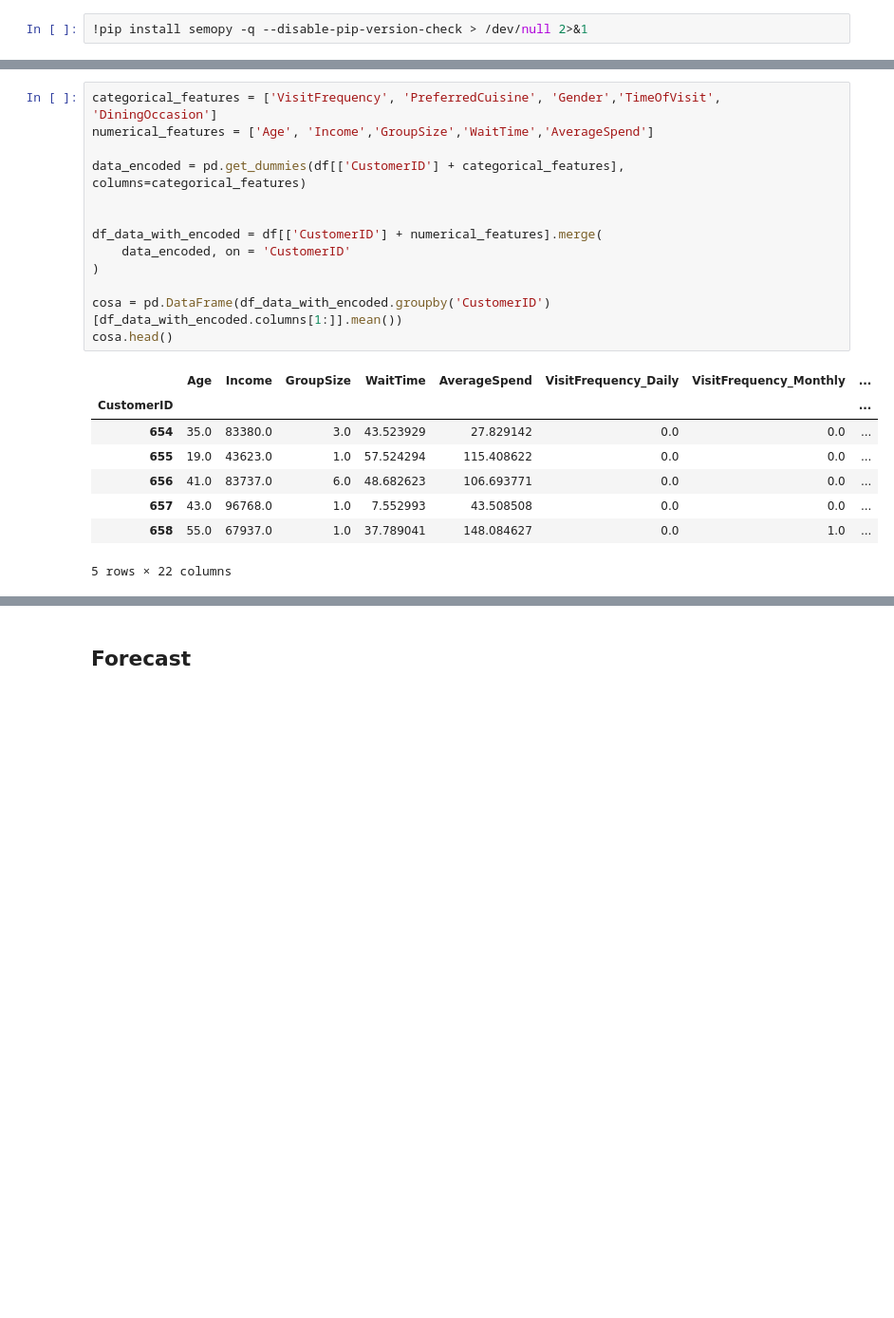
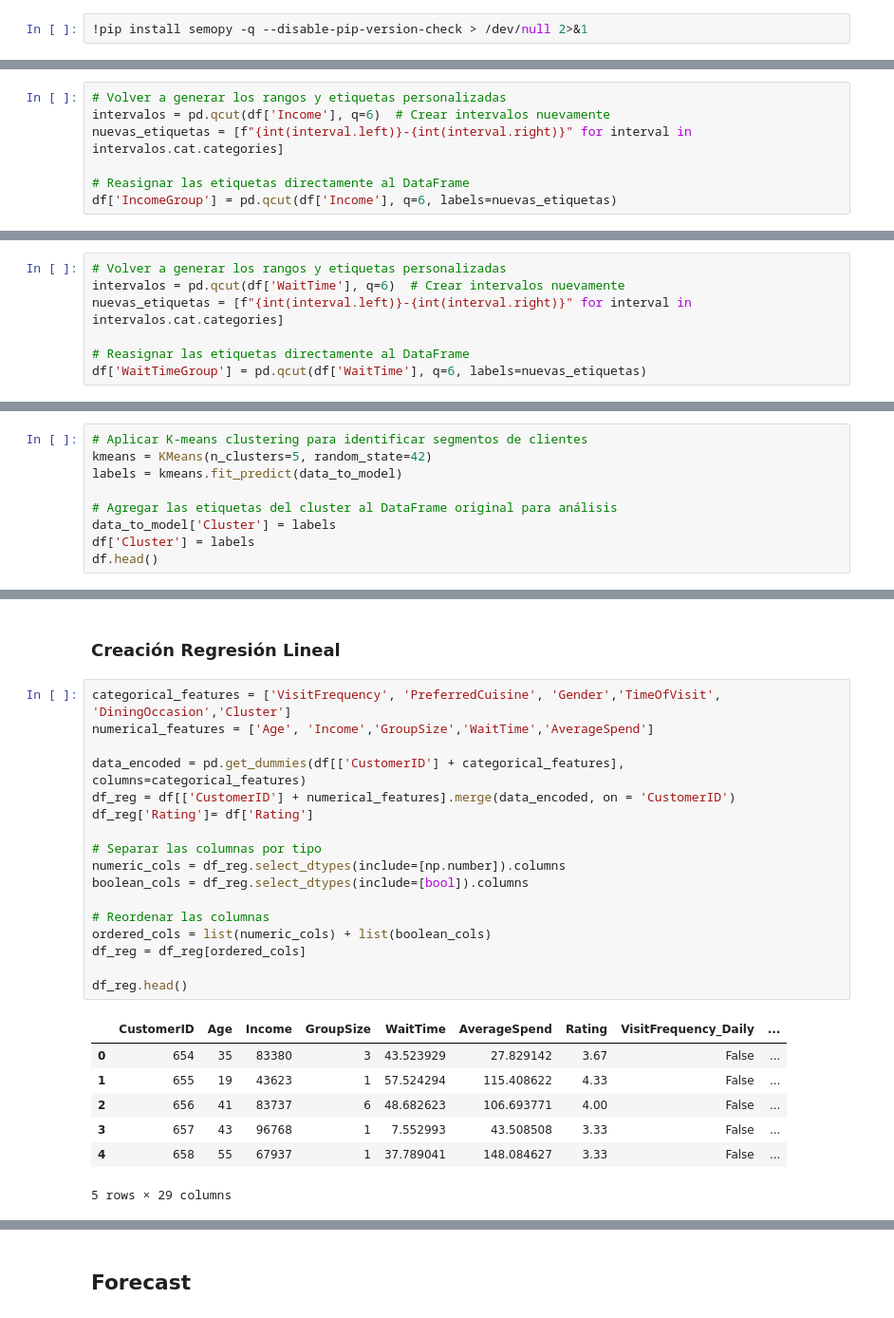
Before and after one commit to zayo1511/ProyectoLabAnaDatFinDisInd, a Jupyter notebook: Proyecto_Laboratorio.ipynb, the cells around one changed output, grey strips where cells are left out. Shown at 95% size. Saved outputs shown, nothing was run; the diff lists cells and outputs as text; blank space fills up the shorter version.

```diff
--- a/Proyecto_Laboratorio.ipynb
+++ b/Proyecto_Laboratorio.ipynb
@@ -227,0 +180,7 @@ def boxplot_clusters(columns):
+# %%
+# Volver a generar los rangos y etiquetas personalizadas
+intervalos = pd.qcut(df['Income'], q=6)  # Crear intervalos nuevamente
+nuevas_etiquetas = [f"{int(interval.left)}-{int(interval.right)}" for interval in intervalos.cat.categories]
+
+# Reasignar las etiquetas directamente al DataFrame
+df['IncomeGroup'] = pd.qcut(df['Income'], q=6, labels=nuevas_etiquetas)
@@ -227,0 +340,7 @@ def boxplot_clusters(columns):
+# %%
+# Volver a generar los rangos y etiquetas personalizadas
+intervalos = pd.qcut(df['WaitTime'], q=6)  # Crear intervalos nuevamente
+nuevas_etiquetas = [f"{int(interval.left)}-{int(interval.right)}" for interval in intervalos.cat.categories]
+
+# Reasignar las etiquetas directamente al DataFrame
+df['WaitTimeGroup'] = pd.qcut(df['WaitTime'], q=6, labels=nuevas_etiquetas)
@@ -227,0 +445,9 @@ def boxplot_clusters(columns):
+# %%
+# Aplicar K-means clustering para identificar segmentos de clientes
+kmeans = KMeans(n_clusters=5, random_state=42)
+labels = kmeans.fit_predict(data_to_model)
+
+# Agregar las etiquetas del cluster al DataFrame original para análisis
+data_to_model['Cluster'] = labels
+df['Cluster'] = labels
+df.head()
@@ -258,22 +507,27 @@ barplot_clusters(categorical_features)
+# %% [markdown]
+### Creación Regresión Lineal
 # %%
-categorical_features = ['VisitFrequency', 'PreferredCuisine', 'Gender','TimeOfVisit', 'DiningOccasion']
+categorical_features = ['VisitFrequency', 'PreferredCuisine', 'Gender','TimeOfVisit', 'DiningOccasion','Cluster']
 numerical_features = ['Age', 'Income','GroupSize','WaitTime','AverageSpend']
 
 data_encoded = pd.get_dummies(df[['CustomerID'] + categorical_features], columns=categorical_features)
+df_reg = df[['CustomerID'] + numerical_features].merge(data_encoded, on = 'CustomerID')
+df_reg['Rating']= df['Rating']
 
+# Separar las columnas por tipo
+numeric_cols = df_reg.select_dtypes(include=[np.number]).columns
+boolean_cols = df_reg.select_dtypes(include=[bool]).columns
 
-df_data_with_encoded = df[['CustomerID'] + numerical_features].merge(
-    data_encoded, on = 'CustomerID'
-)
+# Reordenar las columnas
+ordered_cols = list(numeric_cols) + list(boolean_cols)
+df_reg = df_reg[ordered_cols]
 
-cosa = pd.DataFrame(df_data_with_encoded.groupby('CustomerID')[df_data_with_encoded.columns[1:]].mean())
-cosa.head()
+df_reg.head()
 # %% [output]
-|  | Age | Income | GroupSize | WaitTime | AverageSpend | VisitFrequency_Daily | VisitFrequency_Monthly | ... |
-| CustomerID |  |  |  |  |  |  |  | ... |
-| 654 | 35.0 | 83380.0 | 3.0 | 43.523929 | 27.829142 | 0.0 | 0.0 | ... |
-| 655 | 19.0 | 43623.0 | 1.0 | 57.524294 | 115.408622 | 0.0 | 0.0 | ... |
-| 656 | 41.0 | 83737.0 | 6.0 | 48.682623 | 106.693771 | 0.0 | 0.0 | ... |
-| 657 | 43.0 | 96768.0 | 1.0 | 7.552993 | 43.508508 | 0.0 | 0.0 | ... |
-| 658 | 55.0 | 67937.0 | 1.0 | 37.789041 | 148.084627 | 0.0 | 1.0 | ... |
+|  | CustomerID | Age | Income | GroupSize | WaitTime | AverageSpend | Rating | VisitFrequency_Daily | ... |
+| 0 | 654 | 35 | 83380 | 3 | 43.523929 | 27.829142 | 3.67 | False | ... |
+| 1 | 655 | 19 | 43623 | 1 | 57.524294 | 115.408622 | 4.33 | False | ... |
+| 2 | 656 | 41 | 83737 | 6 | 48.682623 | 106.693771 | 4.00 | False | ... |
+| 3 | 657 | 43 | 96768 | 1 | 7.552993 | 43.508508 | 3.33 | False | ... |
+| 4 | 658 | 55 | 67937 | 1 | 37.789041 | 148.084627 | 3.33 | False | ... |
-5 rows × 22 columns
+5 rows × 29 columns
```
Also changed, not shown: parts of 123 cells of this notebook.
